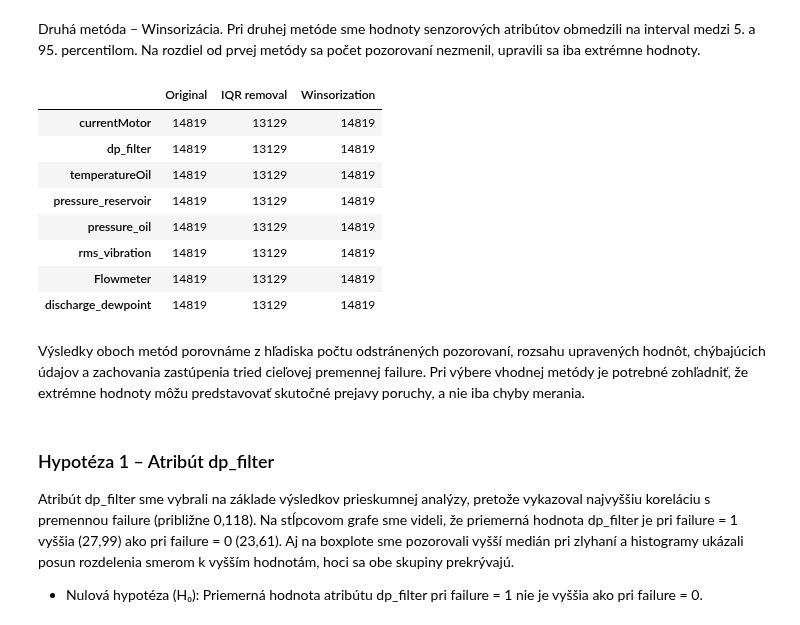
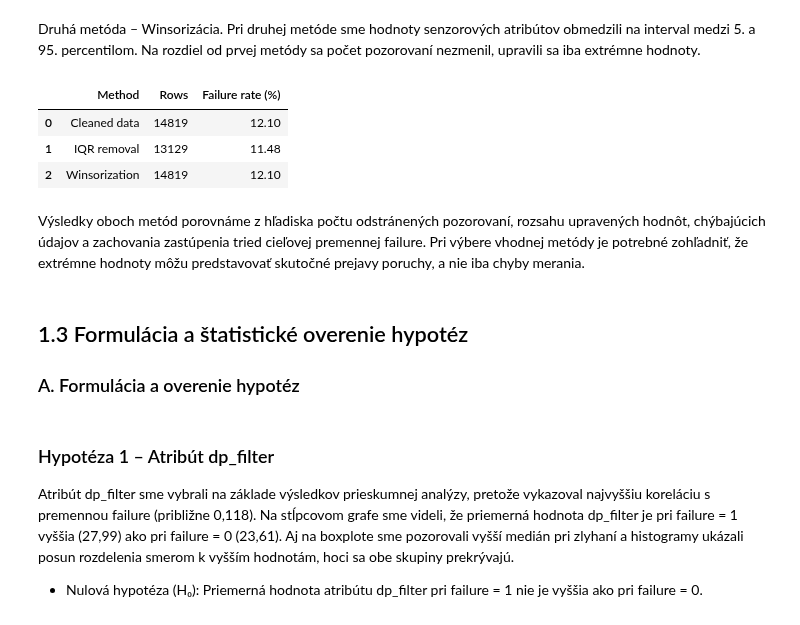
Before and after one commit to viktoriiabondarets/iau_project, a Jupyter notebook: notebooks/faza1.ipynb, the cells around one changed output. Saved outputs shown, nothing was run; the diff lists cells and outputs as text; code cells hidden in the pictures.

```diff
--- a/notebooks/faza1.ipynb
+++ b/notebooks/faza1.ipynb
@@ -1072,24 +1073,31 @@ display(winsorization_summary)
 Druhá metóda – Winsorizácia. Pri druhej metóde sme hodnoty senzorových atribútov obmedzili na interval medzi 5. a 95. percentilom. Na rozdiel od prvej metódy sa počet pozorovaní nezmenil, upravili sa iba extrémne hodnoty.
 # %%
 comparison = pd.DataFrame({
-    "Original": readings_clean[sensor_attributes].count(),
-    "IQR removal": readings_iqr[sensor_attributes].count(),
-    "Winsorization": readings_winsorized[sensor_attributes].count()
+    "Method": ["Cleaned data", "IQR removal", "Winsorization"],
+    "Rows": [
+        len(readings_clean),
+        len(readings_iqr),
+        len(readings_winsorized)
+    ],
+    "Failure rate (%)": [
+        readings_clean["failure"].mean() * 100,
+        readings_iqr["failure"].mean() * 100,
+        readings_winsorized["failure"].mean() * 100
+    ]
 })
 
-display(comparison)
+display(comparison.round(2))
 # %% [output]
-|  | Original | IQR removal | Winsorization |
-| currentMotor | 14819 | 13129 | 14819 |
-| dp_filter | 14819 | 13129 | 14819 |
-| temperatureOil | 14819 | 13129 | 14819 |
-| pressure_reservoir | 14819 | 13129 | 14819 |
-| pressure_oil | 14819 | 13129 | 14819 |
-| rms_vibration | 14819 | 13129 | 14819 |
-| Flowmeter | 14819 | 13129 | 14819 |
-| discharge_dewpoint | 14819 | 13129 | 14819 |
+|  | Method | Rows | Failure rate (%) |
+| 0 | Cleaned data | 14819 | 12.10 |
+| 1 | IQR removal | 13129 | 11.48 |
+| 2 | Winsorization | 14819 | 12.10 |
 # %% [markdown]
 Výsledky oboch metód porovnáme z hľadiska počtu odstránených pozorovaní, rozsahu upravených hodnôt, chýbajúcich údajov a zachovania zastúpenia tried cieľovej premennej failure. Pri výbere vhodnej metódy je potrebné zohľadniť, že extrémne hodnoty môžu predstavovať skutočné prejavy poruchy, a nie iba chyby merania.
+# %% [markdown]
+## 1.3 Formulácia a štatistické overenie hypotéz
+
+### A. Formulácia a overenie hypotéz
 # %% [markdown]
 ### Hypotéza 1 – Atribút dp_filter
 
```
Also changed, not shown: parts of 15 cells of this notebook.
